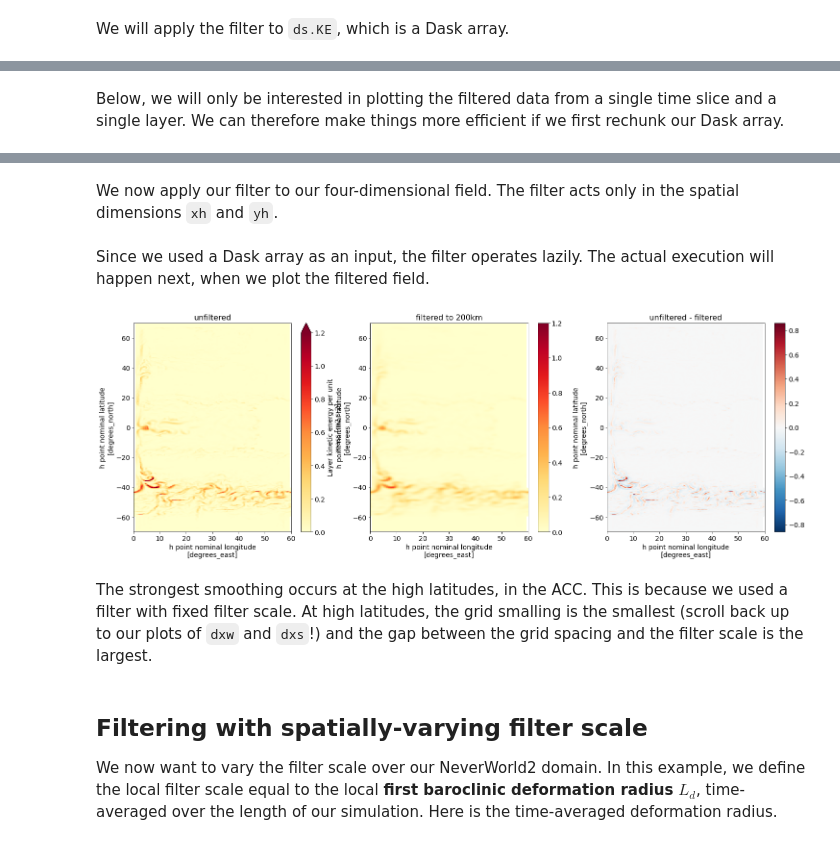
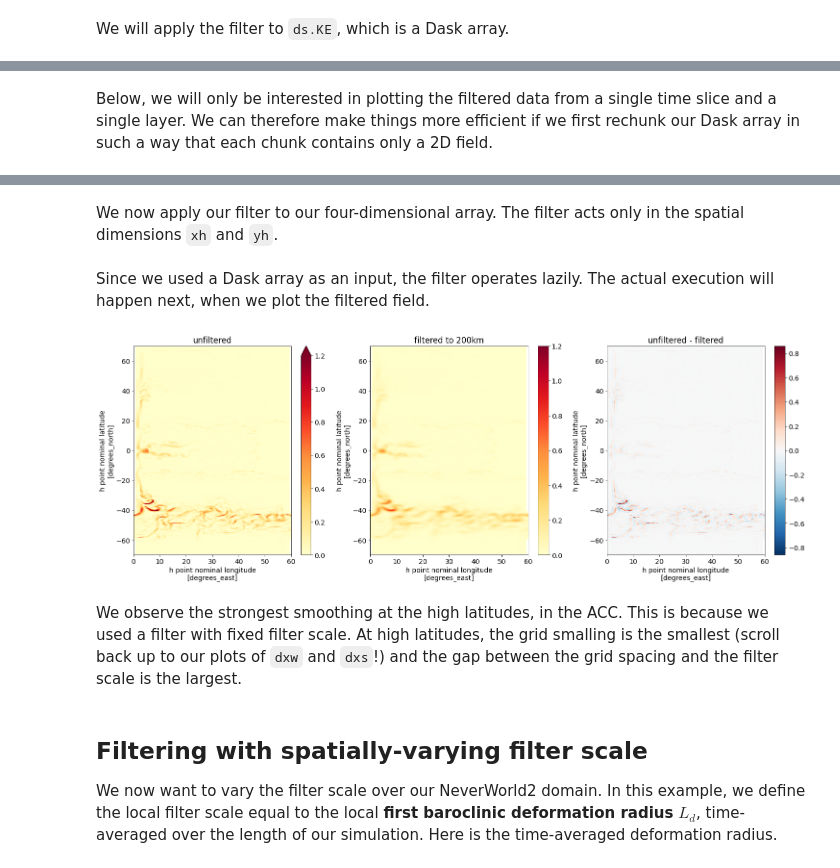
Before and after one commit to NoraLoose/gcm-filters, a Jupyter notebook: docs/tutorial_filter_types.ipynb, the cells around one changed output, grey strips where cells are left out. Drawn from its saved outputs; the diff is of its cells as text; code cells hidden in the pictures.

```diff
--- a/docs/tutorial_filter_types.ipynb
+++ b/docs/tutorial_filter_types.ipynb
@@ -169,9 +162,11 @@ filter_200km = gcm_filters.Filter(
     filter_shape=gcm_filters.FilterShape.GAUSSIAN,
     n_steps=0,
     grid_type=gcm_filters.GridType.IRREGULAR_WITH_LAND,
-    grid_vars={'wet_mask': wet_mask,
-               'dxw': dxw, 'dyw': dyw, 'dxs': dxs, 'dys': dys, 'area': area,
-               'kappa_w': kappa_w, 'kappa_s': kappa_s}
+    grid_vars={
+        'wet_mask': wet_mask,
+        'dxw': dxw, 'dyw': dyw, 'dxs': dxs, 'dys': dys, 'area': area,
+        'kappa_w': kappa_w, 'kappa_s': kappa_s
+    }
 )
 filter_200km
 # %% [output]
@@ -208,7 +203,7 @@ average_T1,average_T2,average_DT
 units :
 m2 s-2
 # %% [markdown]
-Below, we will only be interested in plotting the filtered data from a single time slice and a single layer. We can therefore make things more efficient if we first rechunk our Dask array.
+Below, we will only be interested in plotting the filtered data from a single time slice and a single layer. We can therefore make things more efficient if we first rechunk our Dask array in such a way that each chunk contains only a 2D field.
 # %%
 ds['KE'] = ds['KE'].chunk({'time': 1, 'zl': 1})
 ds.KE
@@ -240,7 +235,7 @@ average_T1,average_T2,average_DT
 units :
 m2 s-2
 # %% [markdown]
-We now apply our filter to our four-dimensional field. The filter acts only in the spatial dimensions `xh` and `yh`.
+We now apply our filter to our four-dimensional array. The filter acts only in the spatial dimensions `xh` and `yh`.
 # %%
 KE_filtered_to_200km = filter_200km.apply(ds.KE, dims=['yh', 'xh'])
 # %% [markdown]
@@ -248,21 +243,34 @@ Since we used a Dask array as an input, the filter operates lazily. The actual e
 # %%
 time = 0
 layer = 0
 vmin = 0
 vmax = 1.2
 
 fig,axs = plt.subplots(1,3,figsize=(25,8))
 
-ds.KE.isel(time=time, zl=layer).plot(ax=axs[0], vmin=vmin, vmax=vmax, cmap='YlOrRd')
-axs[0].set_title('unfiltered', fontsize=16)
-KE_filtered_to_200km.isel(time=time, zl=layer).plot(ax=axs[1], vmin=vmin, vmax=vmax, cmap='YlOrRd')
-axs[1].set_title('filtered to 200km', fontsize=16)
-(ds.KE - KE_filtered_to_200km).isel(time=time, zl=layer).plot(ax=axs[2], cmap='RdBu_r')
-axs[2].set_title('unfiltered - filtered', fontsize=16);
+ds.KE.isel(time=time, zl=layer).plot(
+    ax=axs[0],
+    vmin=vmin, vmax=vmax,
+    cmap='YlOrRd', cbar_kwargs={'label': ''}
+)
+axs[0].set_title('unfiltered')
+
+KE_filtered_to_200km.isel(time=time, zl=layer).plot(
+    ax=axs[1],
+    vmin=vmin, vmax=vmax,
+    cmap='YlOrRd'
+)
+axs[1].set_title('filtered to 200km')
+
+(ds.KE - KE_filtered_to_200km).isel(time=time, zl=layer).plot(
+    ax=axs[2],
+    cmap='RdBu_r'
+)
+axs[2].set_title('unfiltered - filtered');
 # %% [output]
-[figure, old version]
+[figure, new version]
 # %% [markdown]
-The strongest smoothing occurs at the high latitudes, in the ACC. This is because we used a filter with fixed filter scale. At high latitudes, the grid smalling is the smallest (scroll back up to our plots of `dxw` and `dxs`!) and the gap between the grid spacing and the filter scale is the largest.
+We observe the strongest smoothing at the high latitudes, in the ACC. This is because we used a filter with fixed filter scale. At high latitudes, the grid smalling is the smallest (scroll back up to our plots of `dxw` and `dxs`!) and the gap between the grid spacing and the filter scale is the largest.
 # %% [markdown]
 ## Filtering with spatially-varying filter scale
 We now want to vary the filter scale over our NeverWorld2 domain. In this example, we define the local filter scale equal to the local **first baroclinic deformation radius** $L_d$, time-averaged over the length of our simulation.
```
Also changed, not shown: parts of 19 cells of this notebook.
